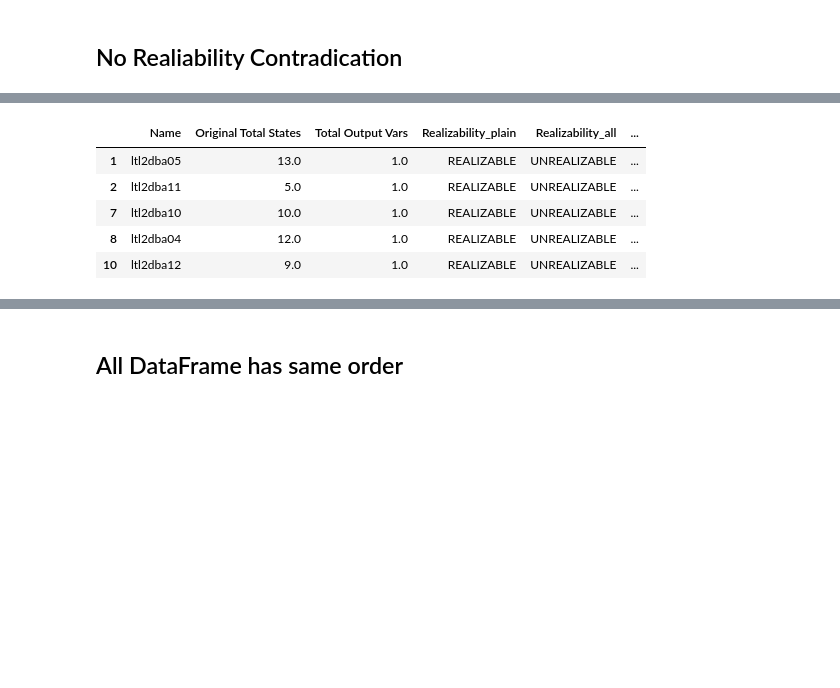
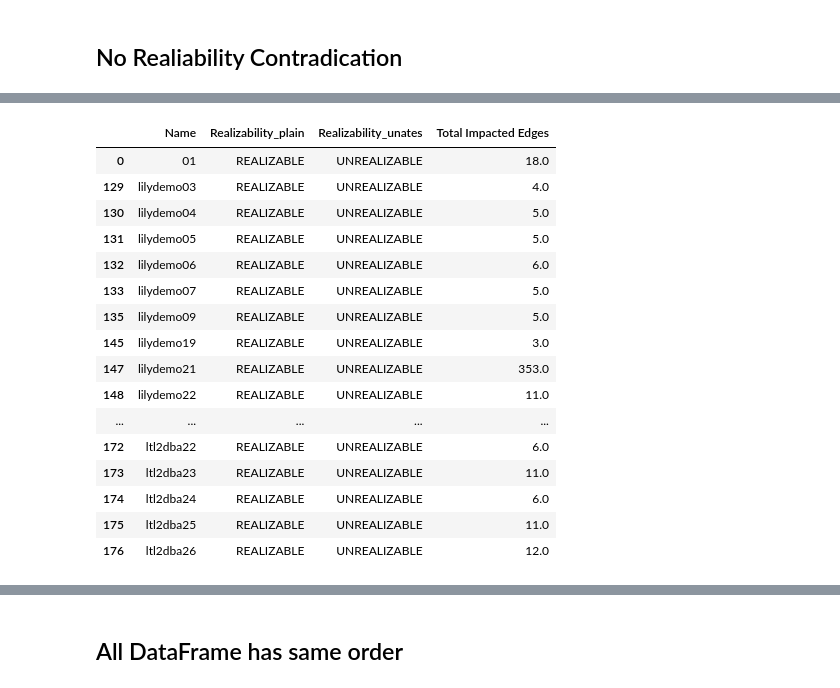
Before and after one commit to eliyaoo32/DepSynt, a Jupyter notebook: notebooks/synthesis.ipynb, the cells around one changed output, grey strips where cells are left out. Saved outputs shown, nothing was run; the diff lists cells and outputs as text; code cells hidden in the pictures; blank space fills up the shorter version.

Commit message:
Update synthesis results

```diff
--- a/notebooks/synthesis.ipynb
+++ b/notebooks/synthesis.ipynb
@@ -211,5 +219,6 @@ unates_synthesis_df = pd.DataFrame([
     benchmark_loader(UNATE_SYNTHESIS_PATH, name)
     for name in get_all_benchmarks(UNATE_SYNTHESIS_PATH)
 ])
-unates_synthesis_df.head(5)
-unates_synthesis_df.to_csv('./unates.csv', index=False)
+unates_synthesis_df.sort_values(by=['Name'], ascending=True, inplace=True)
+unates_synthesis_df
+# unates_synthesis_df.to_csv('./unates.csv', index=False)
@@ -244,5 +248,6 @@ plain_synthesis_df = pd.DataFrame([
     benchmark_loader(PLAIN_SYNTHESIS_PATH, name)
     for name in get_all_benchmarks(PLAIN_SYNTHESIS_PATH)
 ])
-plain_synthesis_df.head(5)
-plain_synthesis_df.to_csv('./plain.csv', index=False)
+plain_synthesis_df.sort_values(by=['Name'], ascending=True, inplace=True)
+plain_synthesis_df
+# plain_synthesis_df.to_csv('./plain.csv', index=False)
@@ -297,19 +325,27 @@ automaton_build_duration_df
 # %% [markdown]
 ## No Realiability Contradication
 # %%
+# realizability_df = pd.merge(
+#     pd.merge(
+#         plain_synthesis_df[["Name", "Original Total States", "Total Output Vars", "Realizability"]],
+#         unates_and_deps_synthesis_df[["Name", "Realizability"]],
+#         suffixes=('_plain', '_all'),
+#         on='Name'
+#     ),
+#     pd.merge(
+#         unates_synthesis_df[["Name", "Realizability", "Total Impacted Edges", ]],
+#         dependents_synthesis_df[["Name", "Realizability", "Total Dependent Variables"]],
+#         suffixes=('_unates', '_deps'),
+#         on='Name'
+#     ),
+#     on='Name'
+# )
+# realizability_df
+
 realizability_df = pd.merge(
-    pd.merge(
-        plain_synthesis_df[["Name", "Original Total States", "Total Output Vars", "Realizability"]],
-        unates_and_deps_synthesis_df[["Name", "Realizability"]],
-        suffixes=('_plain', '_all'),
-        on='Name'
-    ),
-    pd.merge(
-        unates_synthesis_df[["Name", "Realizability", "Total Impacted Edges", ]],
-        dependents_synthesis_df[["Name", "Realizability", "Total Dependent Variables"]],
-        suffixes=('_unates', '_deps'),
-        on='Name'
-    ),
+    plain_synthesis_df[["Name", "Realizability"]],
+    unates_synthesis_df[["Name", "Realizability", "Total Impacted Edges"]],
+    suffixes=('_plain', '_unates'),
     on='Name'
 )
 realizability_df
@@ -356,10 +371,21 @@ len(common_realizable[common_realizable["Total Impacted Edges"] > 0])
 # %%
 not_common_realizable = realizability_df[(realizability_df["Realizability_plain"] == "REALIZABLE") & (realizability_df["Realizability_unates"] != "REALIZABLE")]
-not_common_realizable.head(5)
+not_common_realizable
 # %% [output]
-|  | Name | Original Total States | Total Output Vars | Realizability_plain | Realizability_all | ... |
-| 1 | ltl2dba05 | 13.0 | 1.0 | REALIZABLE | UNREALIZABLE | ... |
-| 2 | ltl2dba11 | 5.0 | 1.0 | REALIZABLE | UNREALIZABLE | ... |
-| 7 | ltl2dba10 | 10.0 | 1.0 | REALIZABLE | UNREALIZABLE | ... |
-| 8 | ltl2dba04 | 12.0 | 1.0 | REALIZABLE | UNREALIZABLE | ... |
-| 10 | ltl2dba12 | 9.0 | 1.0 | REALIZABLE | UNREALIZABLE | ... |
+|  | Name | Realizability_plain | Realizability_unates | Total Impacted Edges |
+| 0 | 01 | REALIZABLE | UNREALIZABLE | 18.0 |
+| 129 | lilydemo03 | REALIZABLE | UNREALIZABLE | 4.0 |
+| 130 | lilydemo04 | REALIZABLE | UNREALIZABLE | 5.0 |
+| 131 | lilydemo05 | REALIZABLE | UNREALIZABLE | 5.0 |
+| 132 | lilydemo06 | REALIZABLE | UNREALIZABLE | 6.0 |
+| 133 | lilydemo07 | REALIZABLE | UNREALIZABLE | 5.0 |
+| 135 | lilydemo09 | REALIZABLE | UNREALIZABLE | 5.0 |
+| 145 | lilydemo19 | REALIZABLE | UNREALIZABLE | 3.0 |
+| 147 | lilydemo21 | REALIZABLE | UNREALIZABLE | 353.0 |
+| 148 | lilydemo22 | REALIZABLE | UNREALIZABLE | 11.0 |
+| ... | ... | ... | ... | ... |
+| 172 | ltl2dba22 | REALIZABLE | UNREALIZABLE | 6.0 |
+| 173 | ltl2dba23 | REALIZABLE | UNREALIZABLE | 11.0 |
+| 174 | ltl2dba24 | REALIZABLE | UNREALIZABLE | 6.0 |
+| 175 | ltl2dba25 | REALIZABLE | UNREALIZABLE | 11.0 |
+| 176 | ltl2dba26 | REALIZABLE | UNREALIZABLE | 12.0 |
```
Also changed, not shown: parts of 22 cells of this notebook, 2 other files.
